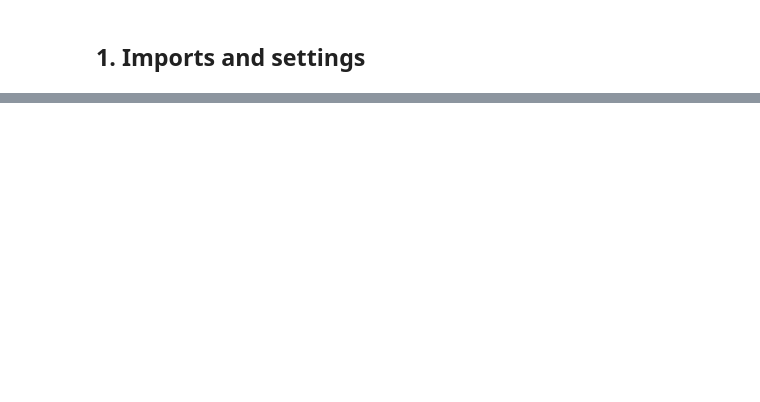
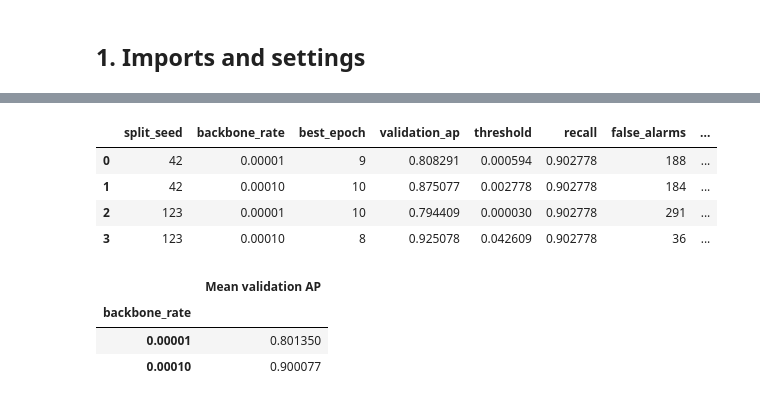
Before and after one commit to Brafied/defect-detection-active-learning, a Jupyter notebook: visa_resnet50_full_dataset.ipynb, the cells around one changed output, grey strips where cells are left out. Drawn from its saved outputs; the diff is of its cells as text; code cells hidden in the pictures; blank space fills up the shorter version.

```diff
--- a/visa_resnet50_full_dataset.ipynb
+++ b/visa_resnet50_full_dataset.ipynb
@@ -262,0 +166,67 @@ Recall measures how many defects we catch. Precision measures how often a predic
+# %%
+# Start each experiment once. Rerunning this cell reconnects to the saved jobs.
+assert torch.cuda.device_count() >= 4, "This experiment needs four visible GPUs."
+assert len(SPLIT_SEEDS) * len(BACKBONE_RATES) == 4
+worker = Path("train_visa_resnet50.py").resolve()
+manifest = OUTPUT_DIR / "jobs.json"
+if manifest.exists():
+    jobs = json.loads(manifest.read_text())
+    assert all(job["epochs"] == EPOCHS for job in jobs), "Choose a new OUTPUT_DIR when changing settings."
+    assert len(jobs) == 4, "Incomplete job list. Check progress logs before starting a new output folder."
+    assert [(job["split"], job["rate"]) for job in jobs] == list(product(SPLIT_SEEDS, BACKBONE_RATES)), "Choose a new OUTPUT_DIR when changing settings."
+    print("Reconnecting to saved jobs.")
+else:
+    jobs = []
+    for gpu, (split_seed, rate) in enumerate(product(SPLIT_SEEDS, BACKBONE_RATES)):
+        folder = (OUTPUT_DIR / f"gpu_{gpu}").resolve()
+        folder.mkdir(parents=True, exist_ok=True)
+        log_path = folder / "progress.log"
+        command = [
+            sys.executable, "-u", str(worker), "--gpu", str(gpu),
+            "--split", str(split_seed), "--rate", str(rate), "--epochs", str(EPOCHS),
+            "--data", str(DATA_DIR.resolve()), "--output", str(folder),
+        ]
+        with log_path.open("w") as log:
+            process = subprocess.Popen(
+                command, stdout=log, stderr=subprocess.STDOUT,
+                stdin=subprocess.DEVNULL, start_new_session=True,
+            )
+        jobs.append({"gpu": gpu, "pid": process.pid, "folder": str(folder),
+                     "epochs": EPOCHS, "split": split_seed, "rate": rate})
+        manifest.write_text(json.dumps(jobs, indent=2))
+    print("Started four experiments.")
+
+# Show new log lines every five seconds. Logs remain available after disconnection.
+positions = {job["gpu"]: 0 for job in jobs}
+while True:
+    finished = 0
+    for job in jobs:
+        folder = Path(job["folder"])
+        lines = (folder / "progress.log").read_text().splitlines()
+        for line in lines[positions[job["gpu"]]:]:
+            print(f"GPU {job['gpu']} | {line}", flush=True)
+        positions[job["gpu"]] = len(lines)
+        if (folder / "finished.txt").exists():
+            finished += 1
+        else:
+            process_file = Path(f"/proc/{job['pid']}/stat")
+            assert process_file.exists(), f"GPU {job['gpu']} stopped. Check its progress.log."
+            assert process_file.read_text().split()[2] != "Z", f"GPU {job['gpu']} failed. Check its progress.log."
+    if finished == len(jobs):
+        break
+    time.sleep(5)
+
+runs = pd.concat([pd.read_csv(Path(job["folder"]) / "validation_runs.csv") for job in jobs], ignore_index=True)
+history = pd.concat([pd.read_csv(Path(job["folder"]) / "training_history.csv") for job in jobs], ignore_index=True)
+display(runs.drop(columns="checkpoint"))
+mean_ap = runs.groupby("backbone_rate")["validation_ap"].mean()
+display(mean_ap.to_frame("Mean validation AP"))
+best_rate = mean_ap.idxmax()
+selected = runs[(runs["backbone_rate"] == best_rate) & (runs["split_seed"] == SPLIT_SEEDS[0])].iloc[0]
+THRESHOLD = float(selected["threshold"])
+model = build_model()
+model.load_state_dict(torch.load(selected["checkpoint"], map_location=device, weights_only=True))
+display(selected)
+runs.to_csv(OUTPUT_DIR / "validation_runs.csv", index=False)
+history.to_csv(OUTPUT_DIR / "training_history.csv", index=False)
+# %% [output]
@@ -262,0 +250,9 @@ Recall measures how many defects we catch. Precision measures how often a predic
+|  | split_seed | backbone_rate | best_epoch | validation_ap | threshold | recall | false_alarms | ... |
+| 0 | 42 | 0.00001 | 9 | 0.808291 | 0.000594 | 0.902778 | 188 | ... |
+| 1 | 42 | 0.00010 | 10 | 0.875077 | 0.002778 | 0.902778 | 184 | ... |
+| 2 | 123 | 0.00001 | 10 | 0.794409 | 0.000030 | 0.902778 | 291 | ... |
+| 3 | 123 | 0.00010 | 8 | 0.925078 | 0.042609 | 0.902778 | 36 | ... |
+|  | Mean validation AP |
+| backbone_rate |  |
+| 0.00001 | 0.801350 |
+| 0.00010 | 0.900077 |
```
Also changed, not shown: parts of 19 cells of this notebook, 27 other files.
